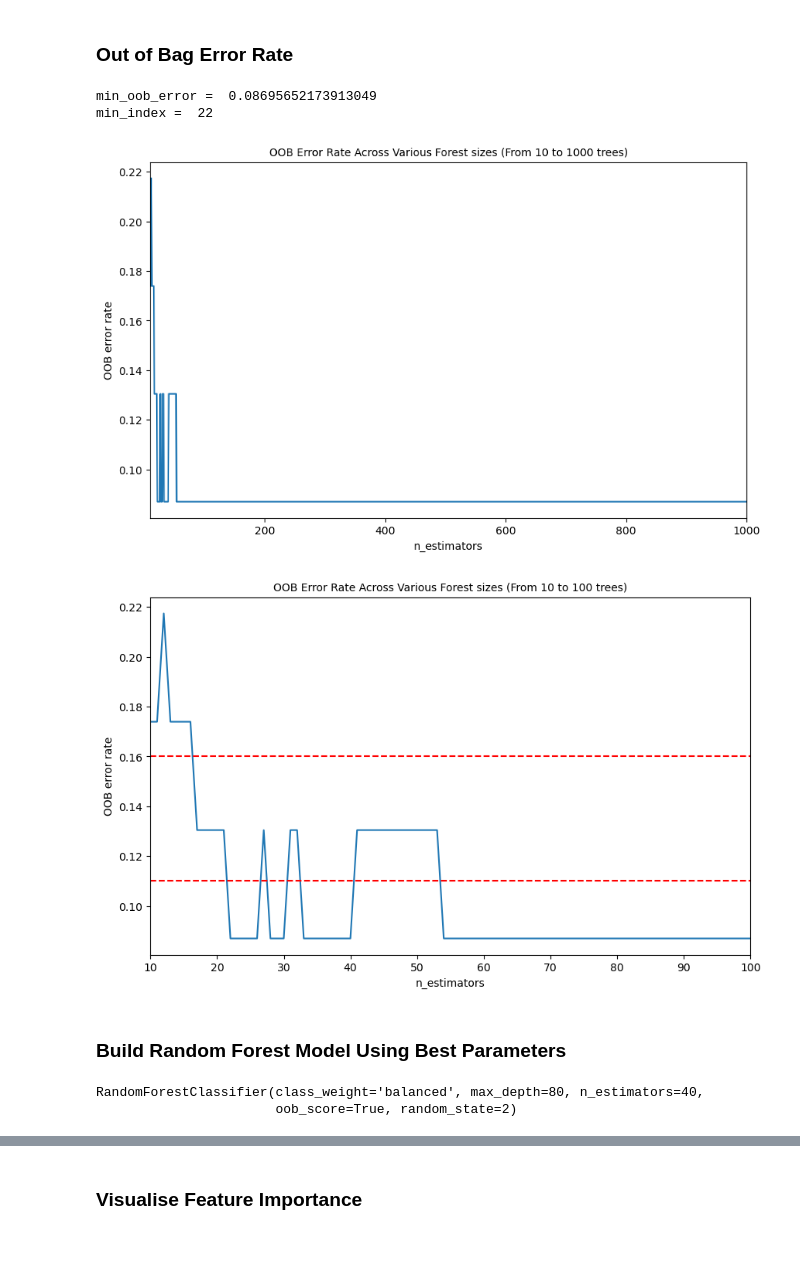
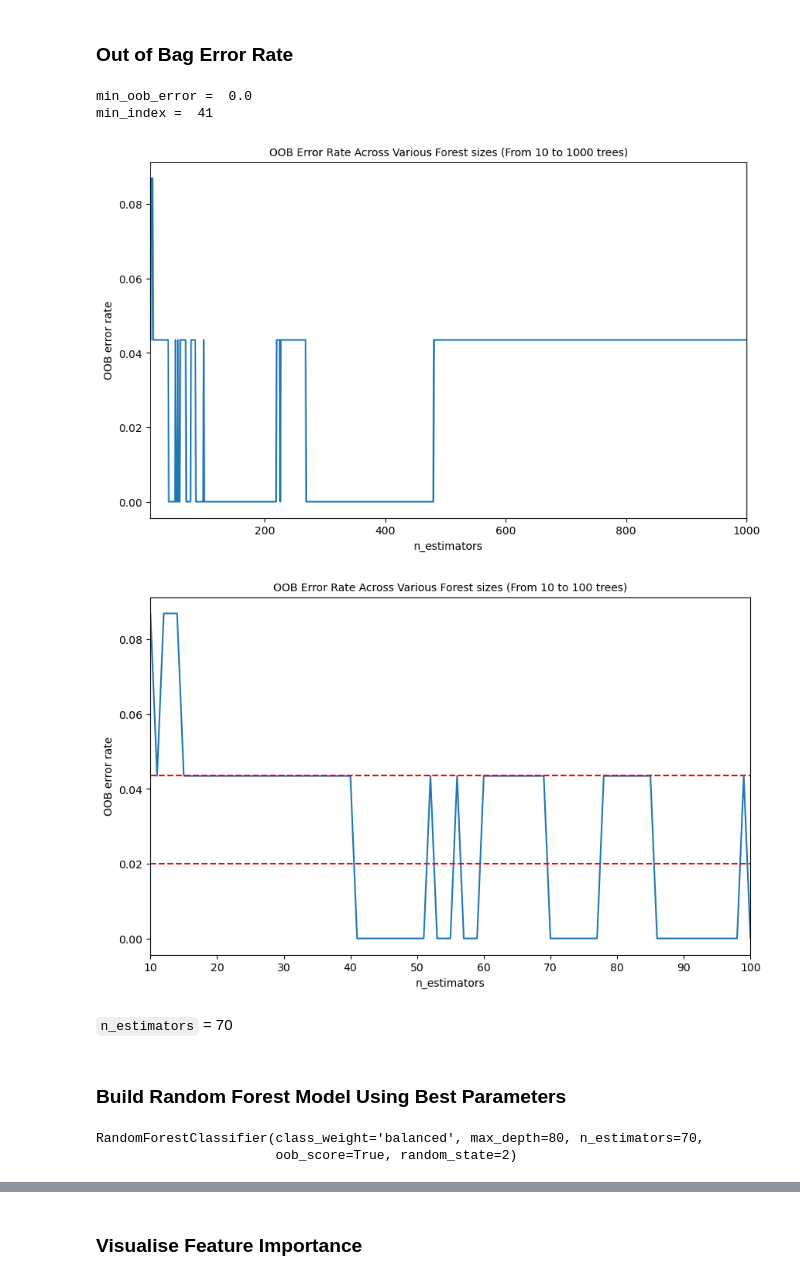
Before and after one commit to KristoferLintonReid/ultrasound-contrastivemodels, a Jupyter notebook: notebooks/baseline_models.ipynb, the cells around one changed output, grey strips where cells are left out. Drawn from its saved outputs; the diff is of its cells as text; code cells hidden in the pictures; blank space fills up the shorter version.

```diff
--- a/notebooks/baseline_models.ipynb
+++ b/notebooks/baseline_models.ipynb
@@ -406,7 +405,7 @@ rad_test_df.insert(0, "SURGICAL", surg_test)
 # Filter features selected using Spearman Rho
 rad_all = rad_train_df.drop(["SURGICAL"], axis=1)
 rad_class_cat = pd.Categorical(rad_train_df["SURGICAL"].astype("category")).codes
-rad_feature_names, rad_feature_correlations = spearman_df_function(rad_all, rad_class_cat, 0.5)
+rad_feature_names, rad_feature_correlations = spearman_df_function(rad_all, rad_class_cat, 0.41)
 # %%
 spearman_df = pd.DataFrame(
     {
@@ -477,6 +468,6 @@ Best Parameters using grid search:
 # %%
 # Set best parameters given by grid search
-fit_rf_rad.set_params(bootstrap = False,
+fit_rf_rad.set_params(bootstrap = True,
                         criterion = "gini",
                         class_weight = "balanced",
                         max_depth = 80,
@@ -691,0 +714,5 @@ Confusion matrix (%):
+# %%
+# Obtain the OOB error
+oob_error = 1 - fit_rf_rad.oob_score_
+# Print the OOB error
+print(f'OOB error: {oob_error:.3f}')
@@ -728,7 +769,7 @@ rna_test_df.insert(0, "SURGICAL", surg_test)
 # Filter features selected using Spearman Rho
 rna_all = rna_train_df.drop(["SURGICAL"], axis=1)
 rna_class_cat = pd.Categorical(rna_train_df["SURGICAL"].astype("category")).codes
-rna_feature_names, rna_feature_correlations = spearman_df_function(rna_all, rna_class_cat, 0.5)
+rna_feature_names, rna_feature_correlations = spearman_df_function(rna_all, rna_class_cat, 0.55)
 # %%
 spearman_df = pd.DataFrame(
     {
@@ -839,8 +884,8 @@ for i in range(min_estimators, max_estimators + 1):
 print("min_oob_error = ", min_oob_error)
 print("min_index = ", min_index)
 # %% [output]
-min_oob_error =  0.08695652173913049
-min_index =  22
+min_oob_error =  0.0
+min_index =  41
 # %%
 fig, ax = plt.subplots(figsize=(10, 6))
 
@@ -854,29 +899,31 @@ plt.ylabel("OOB error rate", fontsize=10)
 plt.title("OOB Error Rate Across Various Forest sizes (From 10 to 1000 trees)", fontsize=10)
 plt.show()
 # %% [output]
-[figure, old version]
+[figure, new version]
 # %%
 fig, ax = plt.subplots(figsize=(10, 6))
 
 num_estimators = list(error_rate.keys())
 oob_error = list(error_rate.values())
 
 plt.xlim(min_estimators, 100)
 plt.plot(num_estimators, oob_error)
-plt.axhline(0.16, color="red", linestyle="--")
-plt.axhline(0.11, color="red", linestyle="--")
+plt.axhline(0.0435, color="red", linestyle="--")
+plt.axhline(0.02, color="red", linestyle="--")
 plt.xlabel("n_estimators", fontsize=10)
 plt.ylabel("OOB error rate", fontsize=10)
 plt.title("OOB Error Rate Across Various Forest sizes (From 10 to 100 trees)", fontsize=10)
 plt.show()
 # %% [output]
-[figure, old version]
+[figure, new version]
+# %% [markdown]
+`n_estimators` = 70
 # %% [markdown]
 ### Build Random Forest Model Using Best Parameters
 # %%
 # Create the classifier
 fit_rf_rna.set_params(bootstrap = True,
-                        n_estimators = 40,
+                        n_estimators = 70,
                         max_depth = 80,
                         max_features = "sqrt",
                         criterion= "gini",
@@ -884,7 +931,7 @@ fit_rf_rna.set_params(bootstrap = True,
                         oob_score = True,
                         random_state = 2)
 # %% [output]
-RandomForestClassifier(class_weight='balanced', max_depth=80, n_estimators=40,
+RandomForestClassifier(class_weight='balanced', max_depth=80, n_estimators=70,
                        oob_score=True, random_state=2)
 # %%
 # Fit the model to the training set
```
Also changed, not shown: parts of 32 cells of this notebook, 2 other files.
